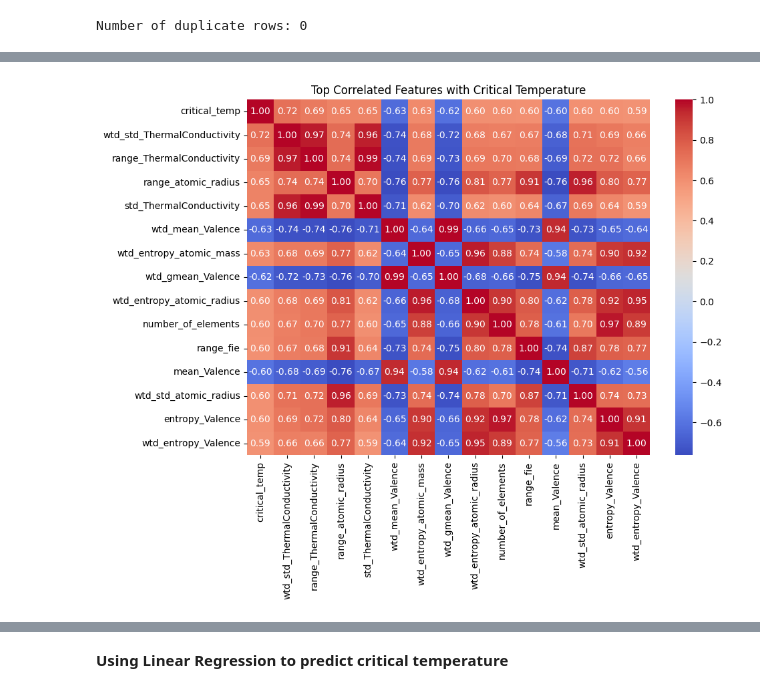
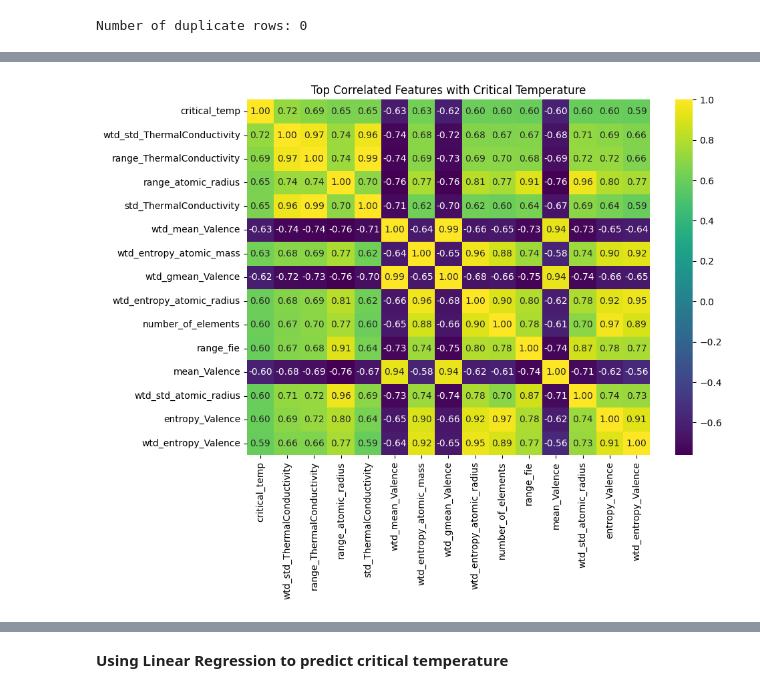
Before and after one commit to mikko098/superconductivity, a Jupyter notebook: dataprocessing.ipynb, the cells around one changed output, grey strips where cells are left out. Cells and saved outputs as stored; diff of their text form; code cells hidden in the pictures.

```diff
--- a/dataprocessing.ipynb
+++ b/dataprocessing.ipynb
@@ -192,10 +381,10 @@ for col in selected_cols:
 # %%
 plt.figure(figsize=(10, 8))
 corr_matrix = df.corr(numeric_only=True)
 top_corr = corr_matrix['critical_temp'].abs().sort_values(ascending=False).head(15).index
-sns.heatmap(df[top_corr].corr(), annot=True, cmap='coolwarm', fmt='.2f')
+sns.heatmap(df[top_corr].corr(), annot=True, cmap='viridis', fmt='.2f')
 plt.title('Top Correlated Features with Critical Temperature')
 plt.tight_layout()
 plt.show()
 # %% [output]
-[figure, old version]
+[figure, new version]
```
Also changed, not shown: parts of 118 cells of this notebook.
